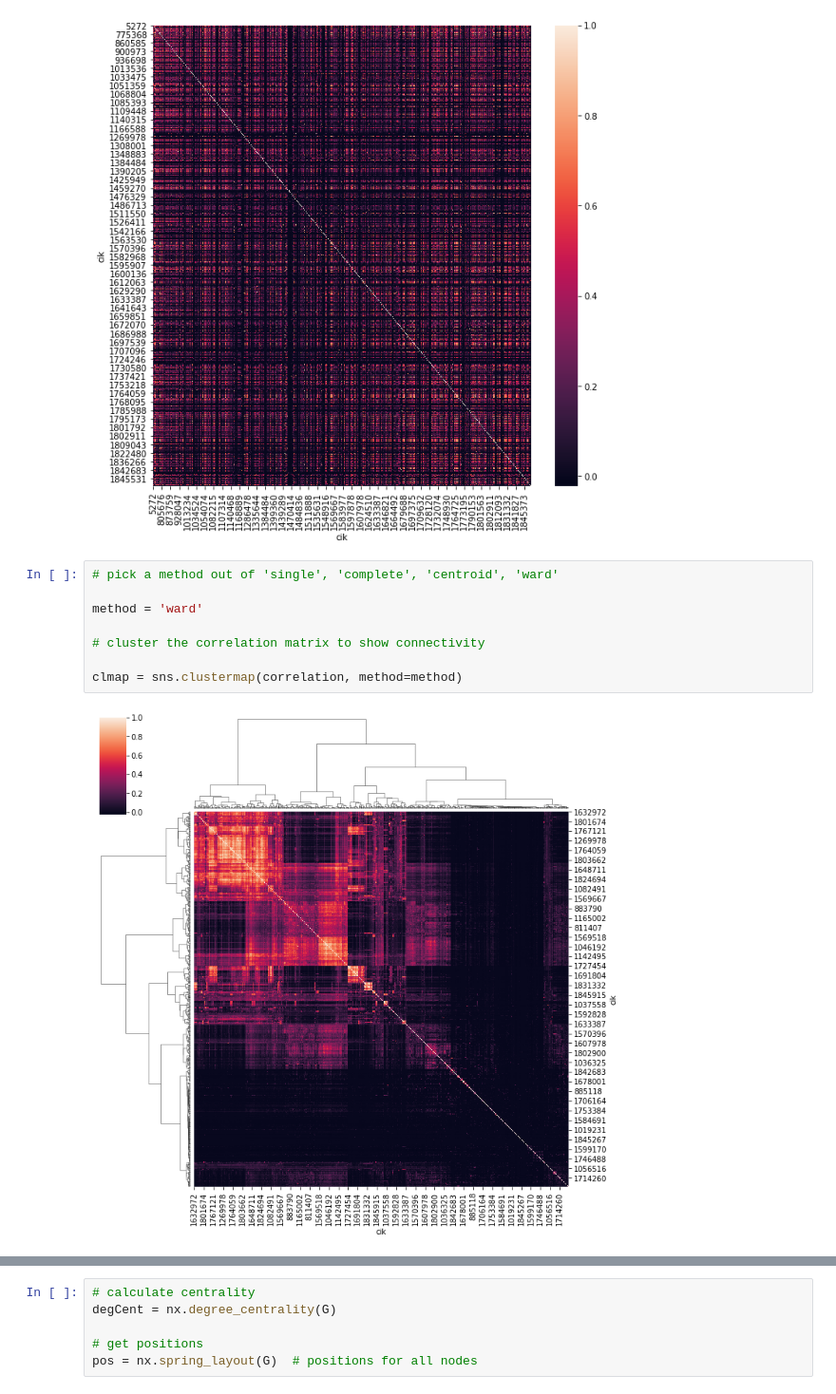
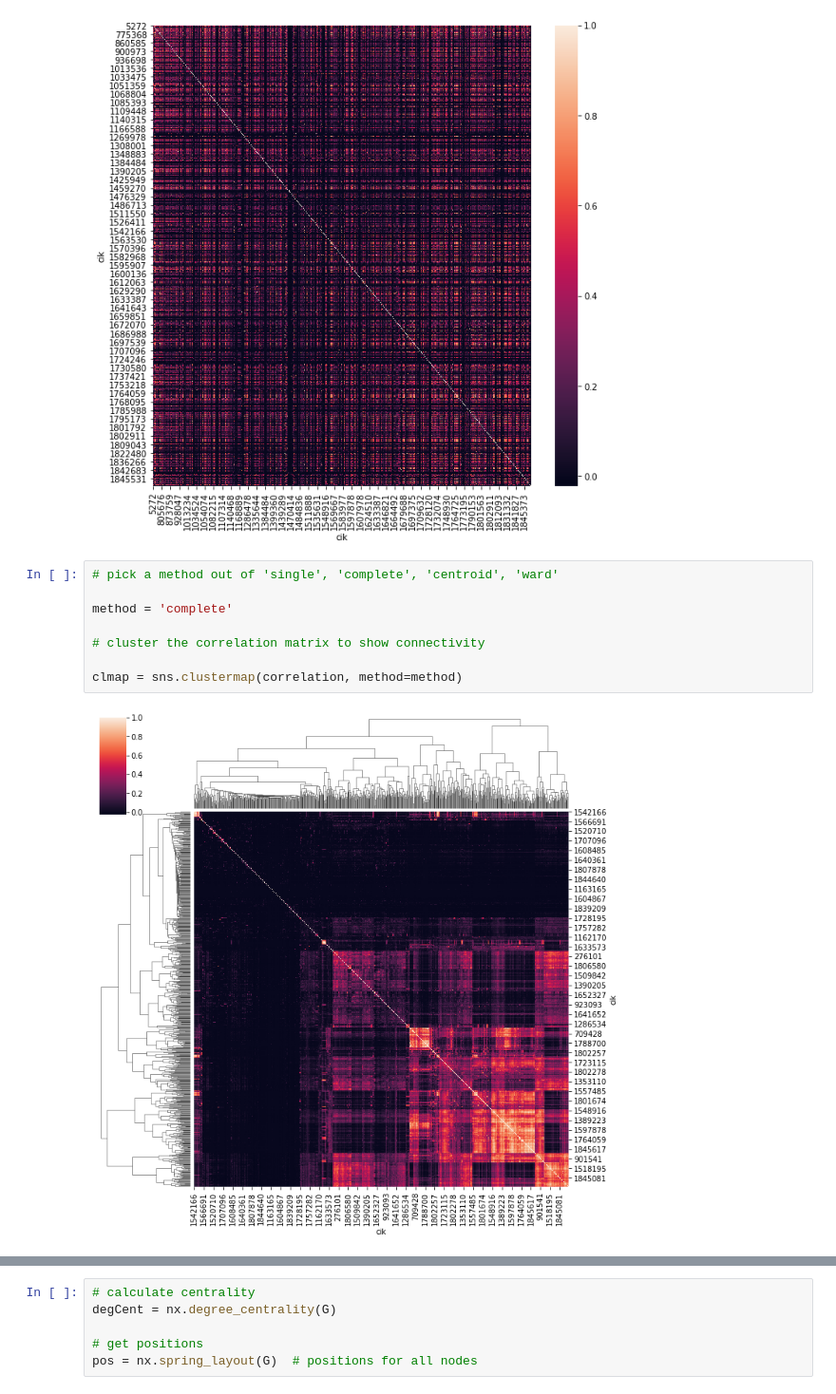
Before and after one commit to jradhima/financial-network-analysis, a Jupyter notebook: notebooks/NB4investorCorrelation.ipynb, the cells around one changed output, grey strips where cells are left out. Shown at 95% size. Cells and saved outputs as stored; diff of their text form.

```diff
--- a/notebooks/NB4investorCorrelation.ipynb
+++ b/notebooks/NB4investorCorrelation.ipynb
@@ -132,10 +156,10 @@ sns.heatmap(correlation);
 # %%
 # pick a method out of 'single', 'complete', 'centroid', 'ward'
 
-method = 'ward'
+method = 'complete'
 
 # cluster the correlation matrix to show connectivity
 
 clmap = sns.clustermap(correlation, method=method)
 # %% [output]
-[figure, old version]
+[figure, new version]
```
Also changed, not shown: parts of 11 cells of this notebook, 4 other files.
